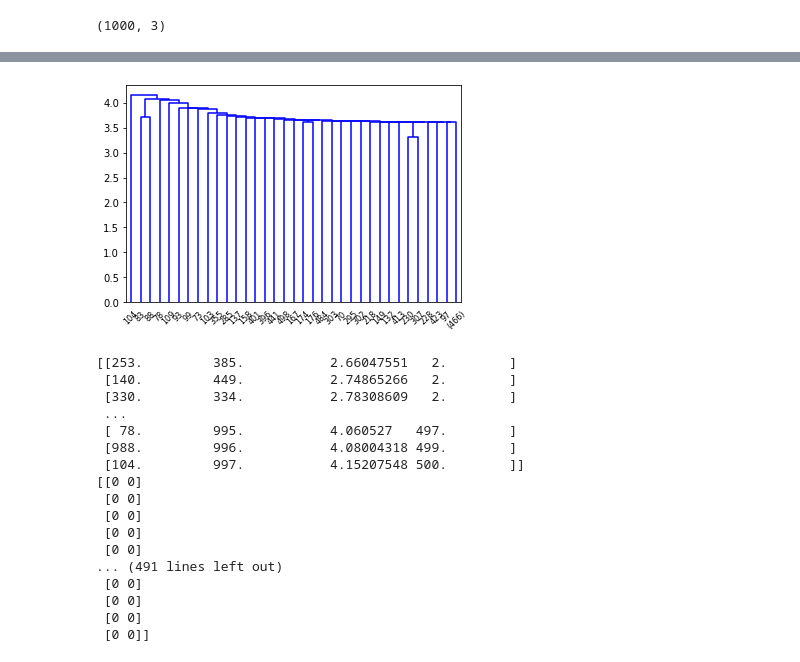
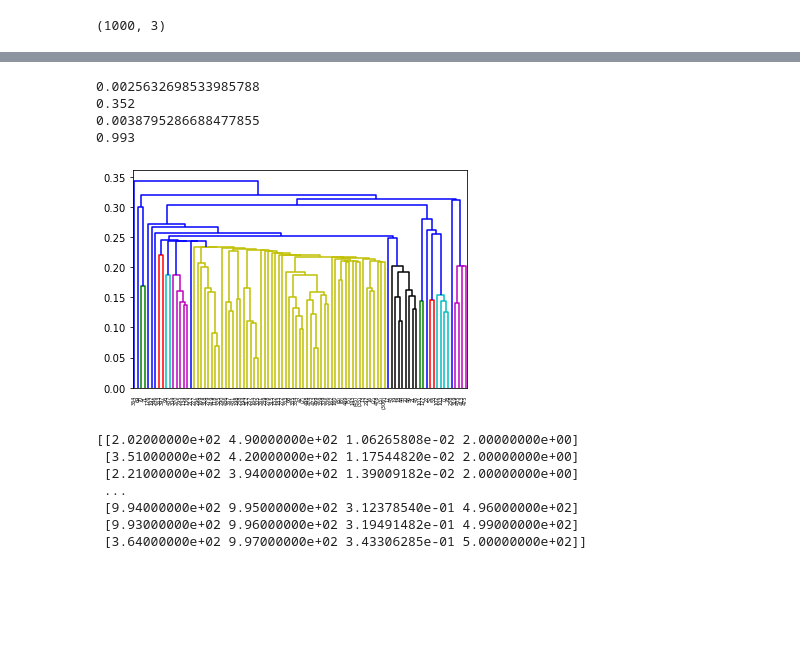
Before and after one commit to mikkelmilo/SOM-Clustering-Visualisations, a Jupyter notebook: chainlink-Kmeans+plot.ipynb, the cells around one changed output, grey strips where cells are left out. Drawn from its saved outputs; the diff is of its cells as text; code cells hidden in the pictures; blank space fills up the shorter version.

Commit message:
update chainlink visualization

```diff
--- a/chainlink-Kmeans+plot.ipynb
+++ b/chainlink-Kmeans+plot.ipynb
@@ -19,7 +19,7 @@ d2=25
 # %% [output]
 (1000, 3)
 # %%
-chainlink_som_small = MiniSom(20, 25, 3, sigma=0.3, learning_rate=0.5)
+chainlink_som_small = MiniSom(20, 25, 3, sigma=2, learning_rate=0.1,neighborhood_function='triangle',random_seed=10)
 chainlink_som_small.train_random(chainlink, 1000)
 chainlink_som_big = MiniSom(100, 60, 3, sigma=0.3, learning_rate=0.5)
 chainlink_som_big.train_random(chainlink, 1000)
@@ -81,36 +31,48 @@ plt.show()
 # %%
 from scipy import cluster
 # %%
-chainlink_som_big.train_random(chainlink, 1000)
+chainlink_som_small.train_random(chainlink, 1000)
 
-weights=chainlink_som_big.get_weights()
-weights = chainlink_som_big.get_weights().reshape(d1*d2,-1)
+print(chainlink_som_small.quantization_error(chainlink))
+print(chainlink_som_small.topographic_error(chainlink))
 
-Z = cluster.hierarchy.linkage(weights,'single')
-d=cluster.hierarchy.dendrogram(Z,truncate_mode='level')
-#Y=cluster.hierarchy.single(weights)
-plt.show()
-print(Z)
+print(chainlink_som_big.quantization_error(chainlink))
+print(chainlink_som_big.topographic_error(chainlink))
 
-cutree = cluster.hierarchy.cut_tree(Z, n_clusters=[2,10])
 
-print(cutree)
+
+weights=chainlink_som_small.get_weights()
+weights = chainlink_som_small.get_weights().reshape(d1*d2,-1)
+
+
+
+
+
+def hierarchy(weights):
+    Z = cluster.hierarchy.linkage(weights,'single')
+    d=cluster.hierarchy.dendrogram(Z,truncate_mode='level')
+    #Y=cluster.hierarchy.single(weights)
+    plt.show()
+    print(Z)
+
+    cutree = cluster.hierarchy.cut_tree(Z, n_clusters=[2,10])
+    labels=cutree[:,1]
+    #print("Labeling",labels)
+
+    #print(cutree)
+    return labels
+
+labels=hierarchy(weights)
 # %% [output]
+0.0025632698533985788
+0.352
+0.0038795286688477855
+0.993
-[figure, old version]
+[figure, new version]
-[[253.         385.           2.66047551   2.        ]
- [140.         449.           2.74865266   2.        ]
- [330.         334.           2.78308609   2.        ]
- ...
- [ 78.         995.           4.060527   497.        ]
- [988.         996.           4.08004318 499.        ]
- [104.         997.           4.15207548 500.        ]]
-[[0 0]
- [0 0]
- [0 0]
- [0 0]
- [0 0]
-... (491 lines left out)
- [0 0]
- [0 0]
- [0 0]
- [0 0]]
+[[2.02000000e+02 4.90000000e+02 1.06265808e-02 2.00000000e+00]
+ [3.51000000e+02 4.20000000e+02 1.17544820e-02 2.00000000e+00]
+ [2.21000000e+02 3.94000000e+02 1.39009182e-02 2.00000000e+00]
+ ...
+ [9.94000000e+02 9.95000000e+02 3.12378540e-01 4.96000000e+02]
+ [9.93000000e+02 9.96000000e+02 3.19491482e-01 4.99000000e+02]
+ [3.64000000e+02 9.97000000e+02 3.43306285e-01 5.00000000e+02]]
```
Also changed, not shown: parts of 8 cells of this notebook.
